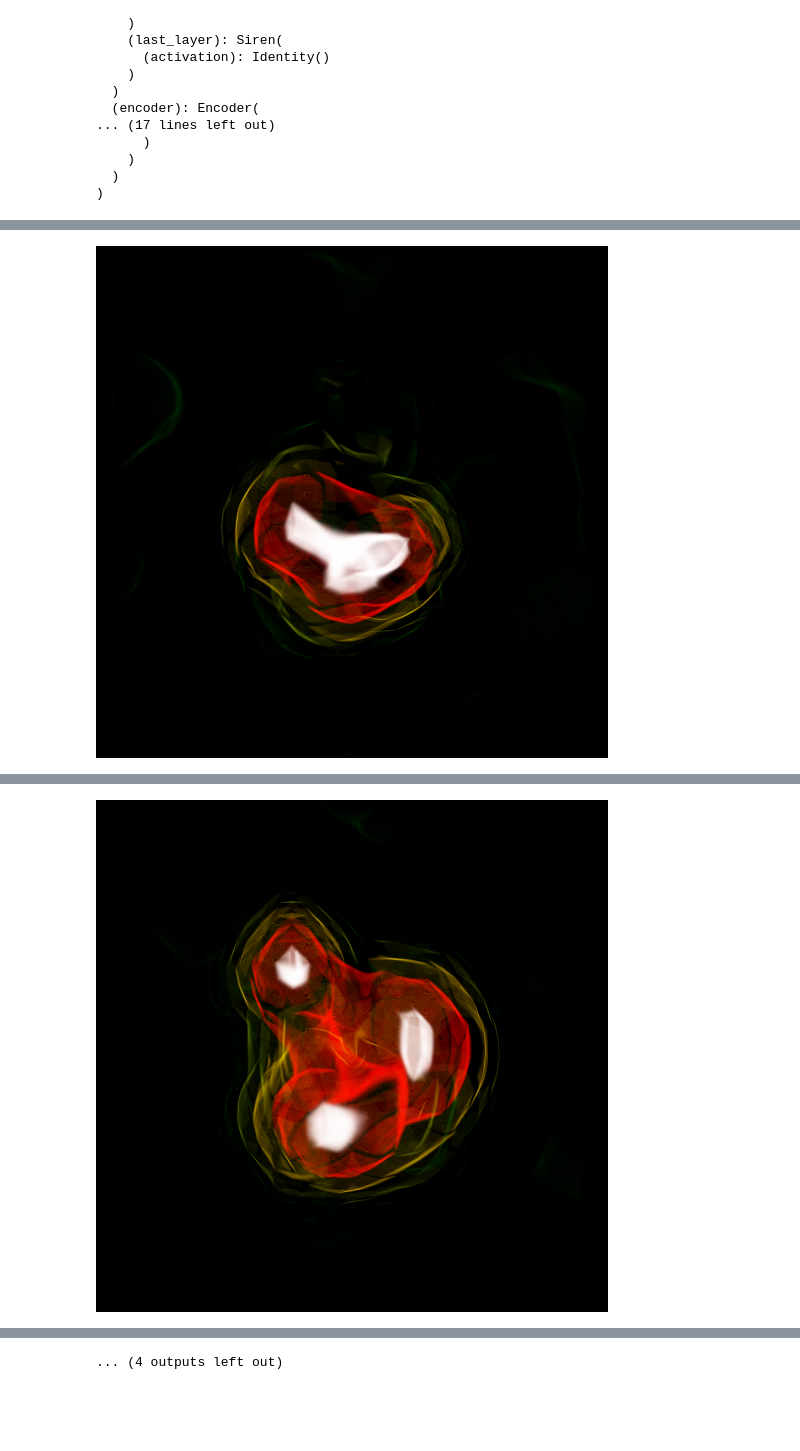
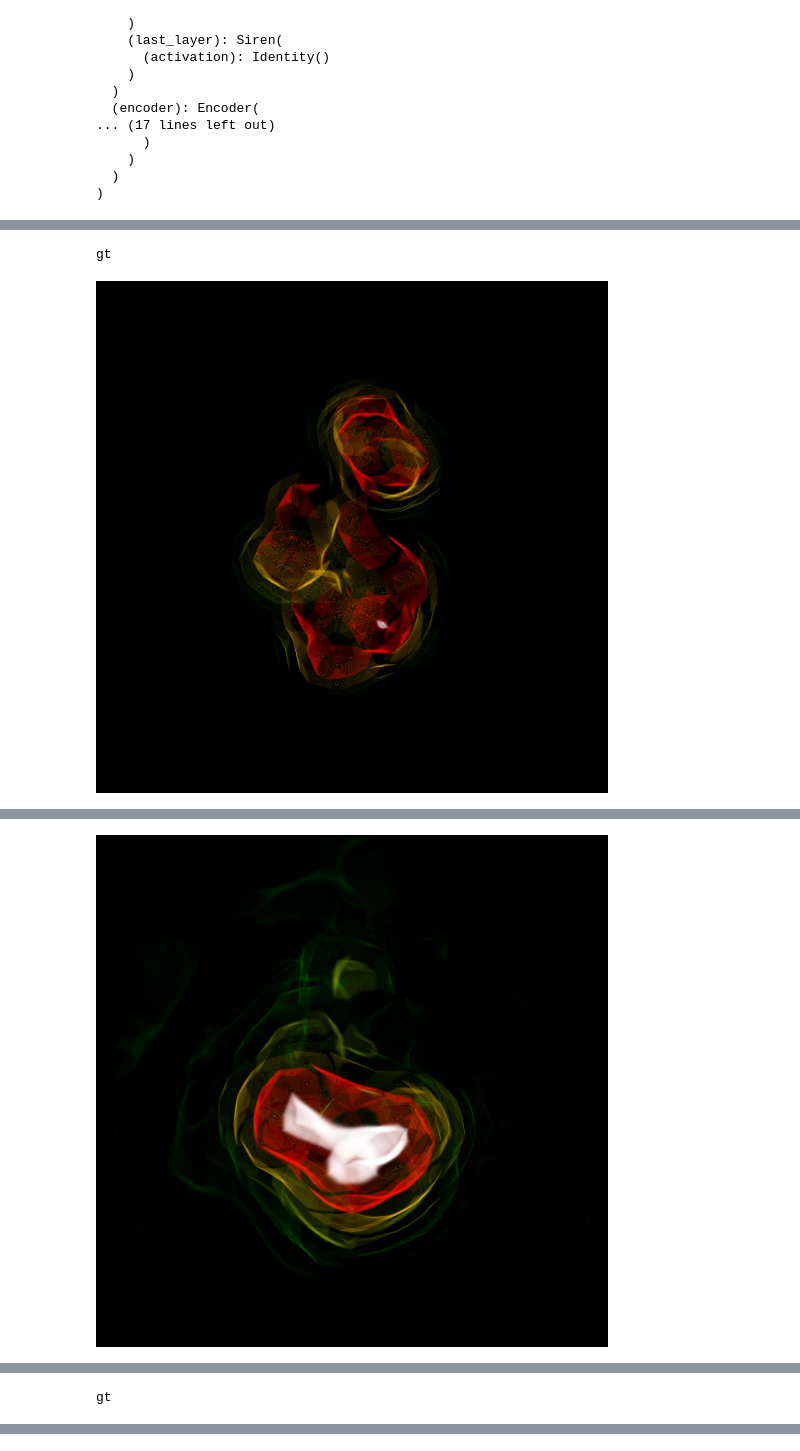
Before and after one commit to daenuprobst/minf, a Jupyter notebook: notebooks/freesolv.ipynb, the cells around one changed output, grey strips where cells are left out. Saved outputs shown, nothing was run; the diff lists cells and outputs as text; code cells hidden in the pictures; blank space fills up the shorter version.

```diff
--- a/notebooks/freesolv.ipynb
+++ b/notebooks/freesolv.ipynb
@@ -74,3 +79,25 @@ Autoencoder(
     )
   )
 )
+# %%
+def calculate_psnr(original, compressed):
+    original = original.astype(np.float32)
+    compressed = compressed.astype(np.float32)
+
+    mse = np.mean((original - compressed) ** 2)
+    if mse == 0:
+        return float('inf')
+    max_pixel = 1.0
+    psnr = 20 * np.log10(max_pixel / np.sqrt(mse))
+    return psnr
+# %%
+i = 0
+total_psnr = 0.0
+for batch in tqdm(dl_test, total=len(dl_test)):
+    latents = autoencoder.encode(batch.cuda())
+    predictions = autoencoder.predict(latents).cpu().detach().squeeze(-1).numpy()
+    for pred in predictions:
+        total_psnr += calculate_psnr(pred, fd[i].cpu().detach().numpy())
+        i += 1
+
+print(total_psnr / len(fd))
@@ -77,9 +106,16 @@ Autoencoder(
 # %%
 x = []
+i = 0
+
 for batch in tqdm(dl_test, total=len(dl_test)):
     latents = autoencoder.encode(batch.cuda())
     predictions = autoencoder.predict(latents).cpu().detach().squeeze(-1)
     for pred in predictions:
         plot_field(pred[:, :, :, 0]).show()
+
+        gt = fd[i]
+        print("gt")
+        plot_field(gt[:, :, :, 0]).show()
+        i += 1
     break
 # %% [output]
@@ -106 +142,2 @@ yt : [INFO     ] 2025-02-11 23:33:14,135 Calculating data bounds. This may take
+gt
-[figure, old version]
+[figure, new version]
@@ -117 +154 @@ yt : [INFO     ] 2025-02-11 23:33:14,337 Calculating data bounds. This may take
-[figure, old version]
+[figure, new version]
@@ -127,0 +165 @@ yt : [INFO     ] 2025-02-11 23:33:14,541 Calculating data bounds. This may take
+gt
@@ -151 +177,0 @@ yt : [INFO     ] 2025-02-11 23:33:14,983 Calculating data bounds. This may take
-... (4 outputs left out)
```
Also changed, not shown: parts of 8 cells of this notebook, 45 other files.
